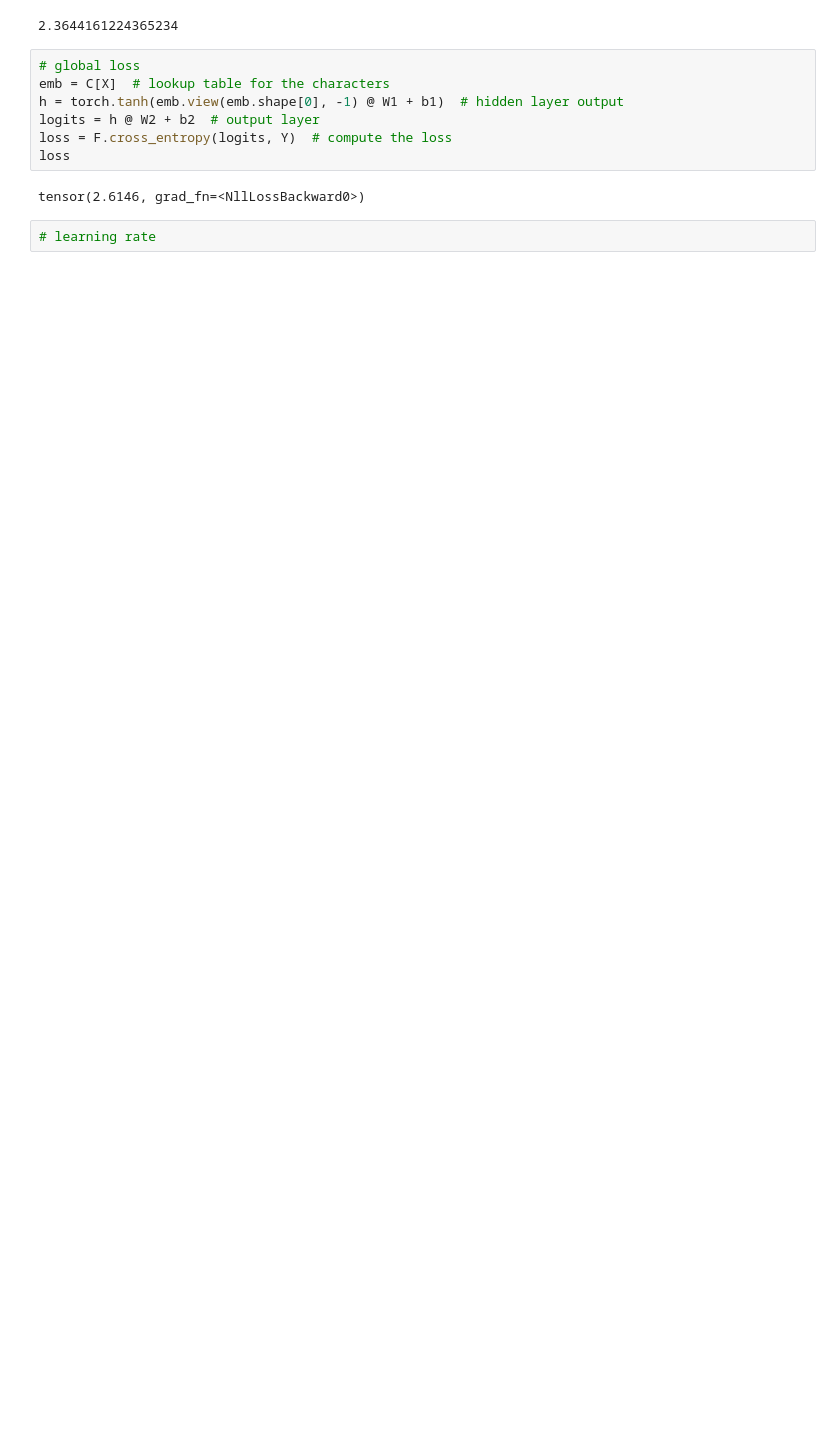
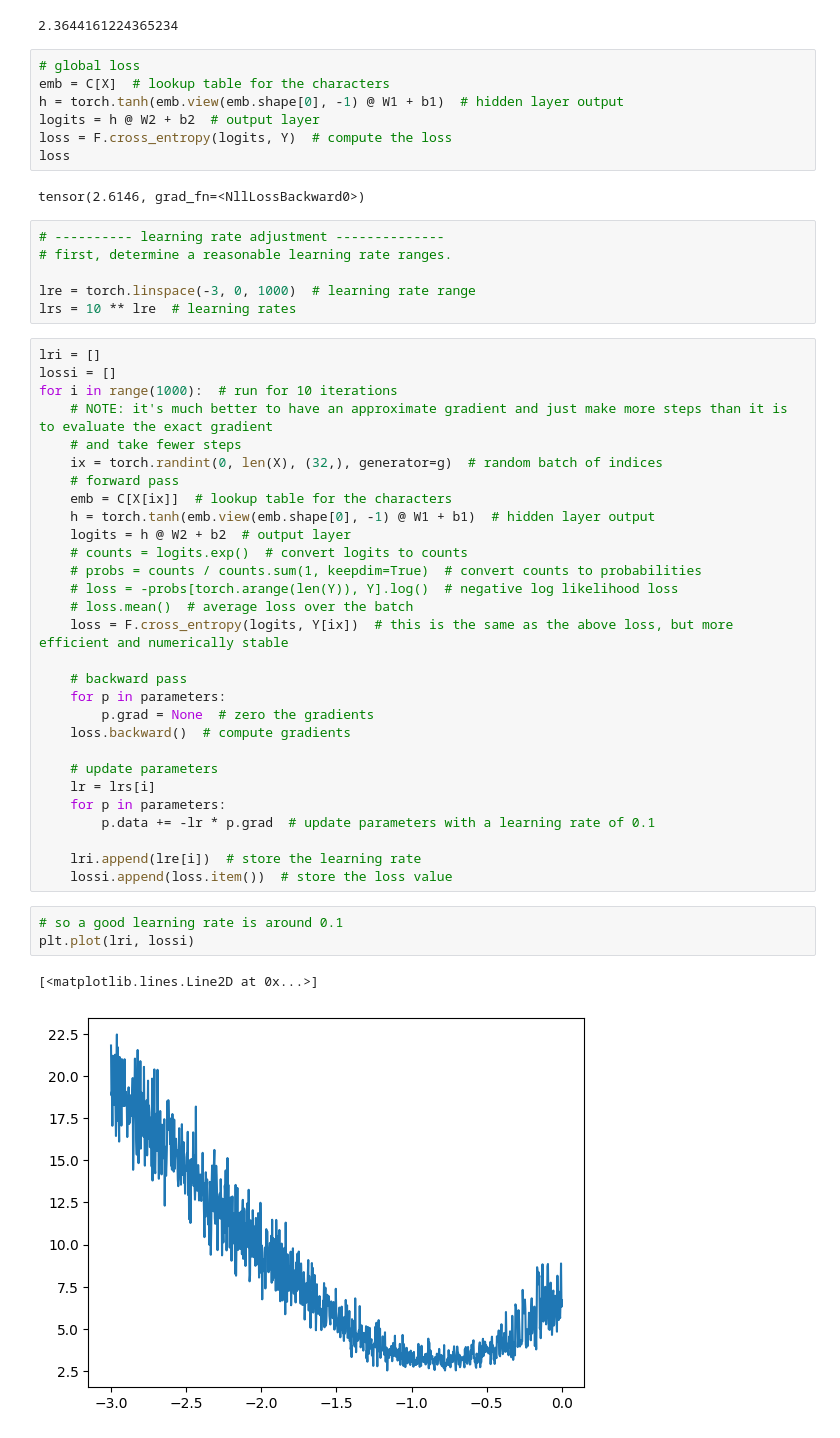
Before and after one commit to chengzhycn/nn-zero-to-hero, a Jupyter notebook: 03-mlp.ipynb, the cells around one changed output. Drawn from its saved outputs; the diff is of its cells as text; blank space fills up the shorter version.

```diff
--- a/03-mlp.ipynb
+++ b/03-mlp.ipynb
@@ -226,5 +229,44 @@ loss
 # %% [output]
 tensor(2.6146, grad_fn=<NllLossBackward0>)
 # %%
-# learning rate
+# ---------- learning rate adjustment --------------
+# first, determine a reasonable learning rate ranges.
+
+lre = torch.linspace(-3, 0, 1000)  # learning rate range
+lrs = 10 ** lre  # learning rates
+# %%
+lri = []
+lossi = []
+for i in range(1000):  # run for 10 iterations
+    # NOTE: it's much better to have an approximate gradient and just make more steps than it is to evaluate the exact gradient
+    # and take fewer steps
+    ix = torch.randint(0, len(X), (32,), generator=g)  # random batch of indices
+    # forward pass
+    emb = C[X[ix]]  # lookup table for the characters
+    h = torch.tanh(emb.view(emb.shape[0], -1) @ W1 + b1)  # hidden layer output
+    logits = h @ W2 + b2  # output layer
+    # counts = logits.exp()  # convert logits to counts
+    # probs = counts / counts.sum(1, keepdim=True)  # convert counts to probabilities
+    # loss = -probs[torch.arange(len(Y)), Y].log()  # negative log likelihood loss
+    # loss.mean()  # average loss over the batch
+    loss = F.cross_entropy(logits, Y[ix])  # this is the same as the above loss, but more efficient and numerically stable
+
+    # backward pass
+    for p in parameters:
+        p.grad = None  # zero the gradients
+    loss.backward()  # compute gradients
+
+    # update parameters
+    lr = lrs[i]
+    for p in parameters:
+        p.data += -lr * p.grad  # update parameters with a learning rate of 0.1
+
+    lri.append(lre[i])  # store the learning rate
+    lossi.append(loss.item())  # store the loss value
+# %%
+# so a good learning rate is around 0.1
+plt.plot(lri, lossi)
+# %% [output]
+[<matplotlib.lines.Line2D at 0x...>]
+[figure, added]
 # %%
```
Also changed, not shown: parts of 9 cells of this notebook, 1 other file.
